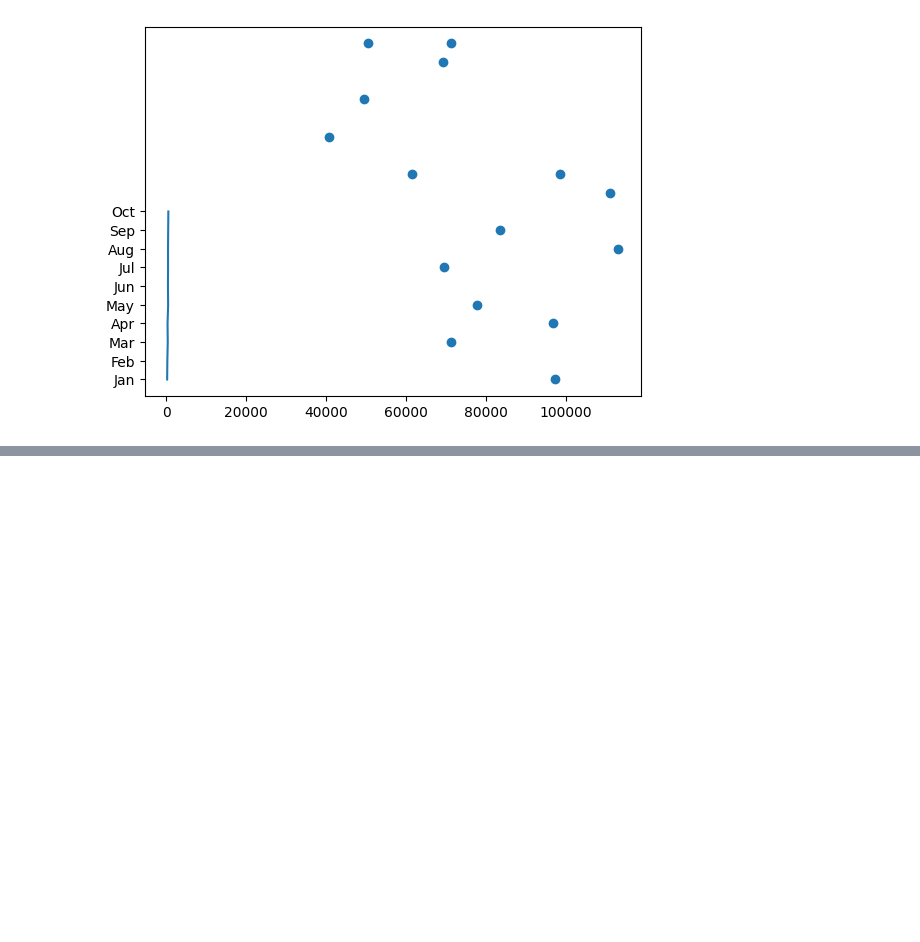
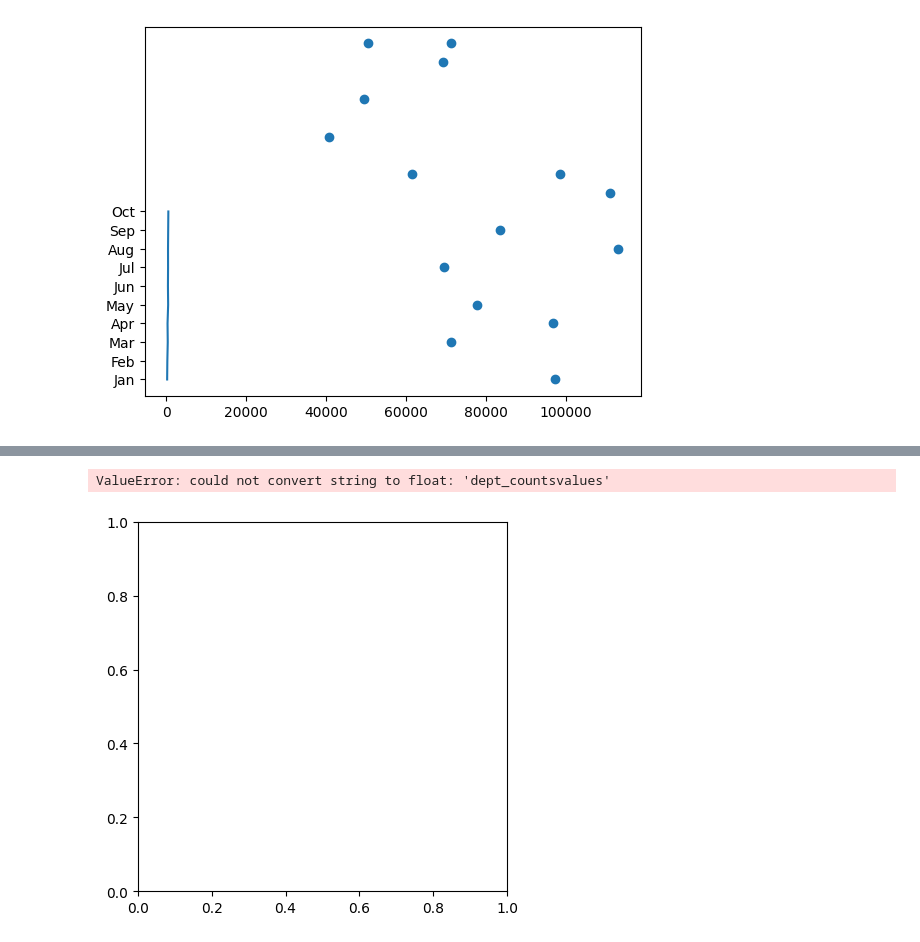
Before and after one commit to Ayan282/colab, a Jupyter notebook: Welcome_to_Colab.ipynb, the cells around one changed output, grey strips where cells are left out. Saved outputs shown, nothing was run; the diff lists cells and outputs as text; code cells hidden in the pictures; blank space fills up the shorter version.

```diff
--- a/Welcome_to_Colab.ipynb
+++ b/Welcome_to_Colab.ipynb
@@ -99,0 +119,5 @@ plt.scatter(ed["Salary"],ed["ProjectsCompleted"],color="red")
+# %%
+plt.pie(['dept_countsvalues'],labels=['dept_countsindex'])
+# %% [output]
+ValueError: could not convert string to float: 'dept_countsvalues'
+[figure, added]
```
Also changed, not shown: parts of 8 cells of this notebook.
